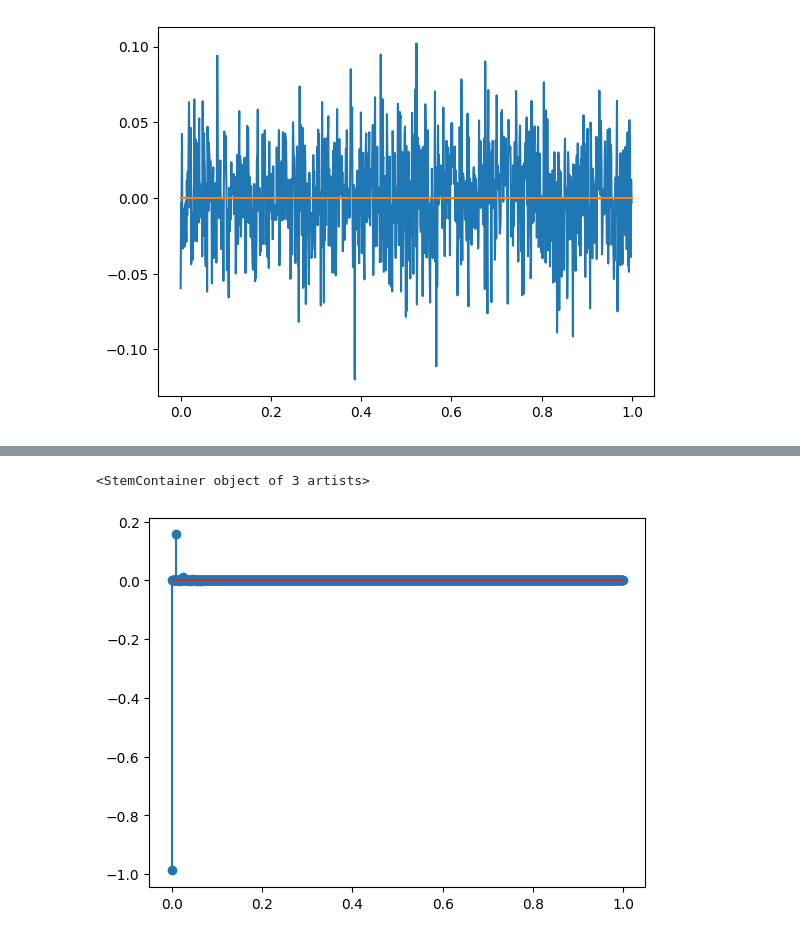
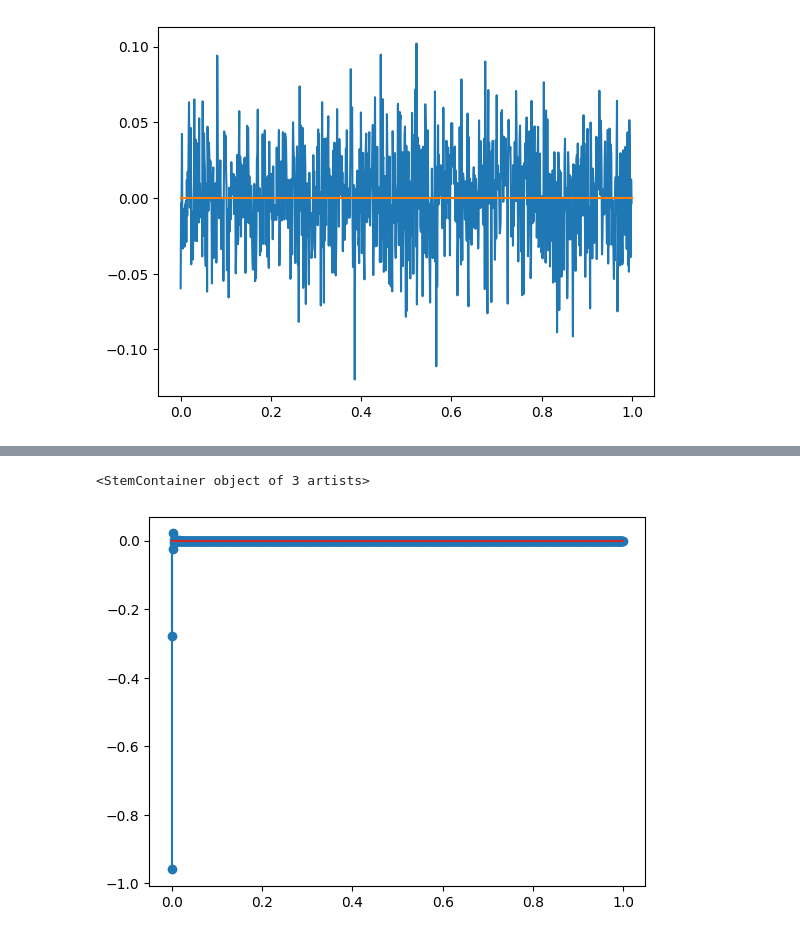
Before and after one commit to stlamoureux1/QTT, a Jupyter notebook: GeneratingRandomFunctions.ipynb, the cells around one changed output, grey strips where cells are left out. Saved outputs shown, nothing was run; the diff lists cells and outputs as text; code cells hidden in the pictures.

Commit message:
rerun to display plots

```diff
--- a/GeneratingRandomFunctions.ipynb
+++ b/GeneratingRandomFunctions.ipynb
@@ -80,9 +78,9 @@ plt.plot(xs, f2)
 # %%
-f3, F3 = rand_func1d_sine_basis(3, L, interpolation_factor, rng)
+f3, F3 = rand_func1d_sine_basis(3, L, rng)
 plt.stem(xs, F3)
 # %% [output]
 <StemContainer object of 3 artists>
-[figure, old version]
+[figure, new version]
 # %%
 plt.plot(xs, f3)
 # %% [output]
```
Also changed, not shown: parts of 7 cells of this notebook.
